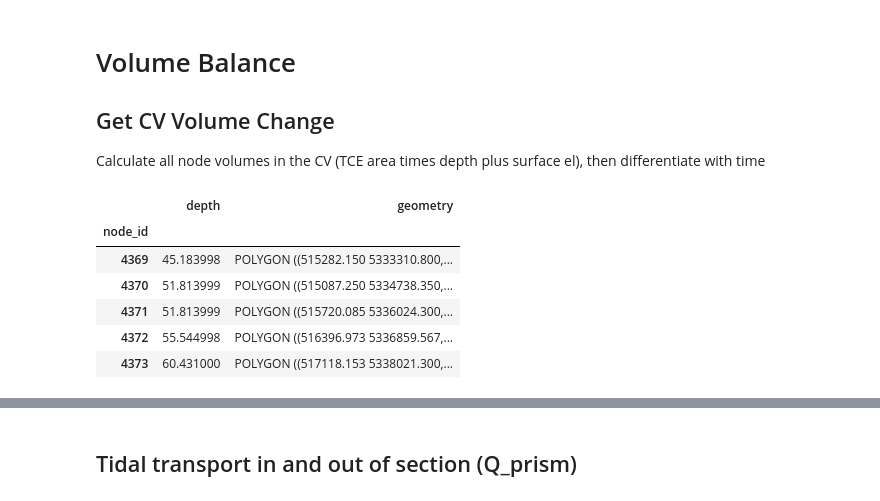
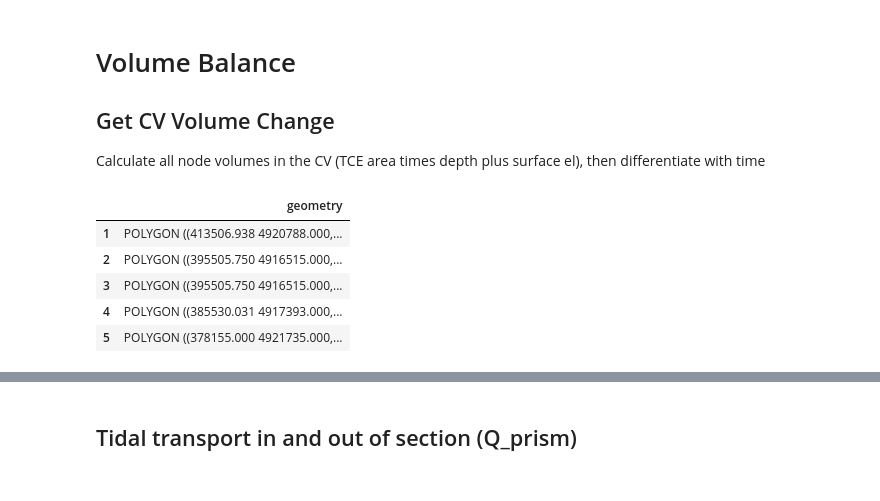
Before and after one commit to bedaro/ssm-analysis, a Jupyter notebook: transport/TEFBudget.ipynb, the cells around one changed output, grey strips where cells are left out. Cells and saved outputs as stored; diff of their text form; code cells hidden in the pictures.

```diff
--- a/transport/TEFBudget.ipynb
+++ b/transport/TEFBudget.ipynb
@@ -188,17 +182,15 @@ len(cv_nodes)
 
 Calculate all node volumes in the CV (TCE area times depth plus surface el), then differentiate with time
 # %%
-node_tces = gpd.read_file(node_shapefile)
-node_tces.set_index('node_id', inplace=True)
+node_tces = grid.tces_gdf()
 node_tces.head()
 # %% [output]
-|  | depth | geometry |
-| node_id |  |  |
-| 4369 | 45.183998 | POLYGON ((515282.150 5333310.800,... |
-| 4370 | 51.813999 | POLYGON ((515087.250 5334738.350,... |
-| 4371 | 51.813999 | POLYGON ((515720.085 5336024.300,... |
-| 4372 | 55.544998 | POLYGON ((516396.973 5336859.567,... |
-| 4373 | 60.431000 | POLYGON ((517118.153 5338021.300,... |
+|  | geometry |
+| 1 | POLYGON ((413506.938 4920788.000,... |
+| 2 | POLYGON ((395505.750 4916515.000,... |
+| 3 | POLYGON ((395505.750 4916515.000,... |
+| 4 | POLYGON ((385530.031 4917393.000,... |
+| 5 | POLYGON ((378155.000 4921735.000,... |
 # %%
 node_areas = node_tces.loc[cv_node_list, 'geometry'].area.to_numpy()
 # V neglects the constant depth addend to avoid rounding errors. It doesn't
```
Also changed, not shown: parts of 25 cells of this notebook, 8 other files.
